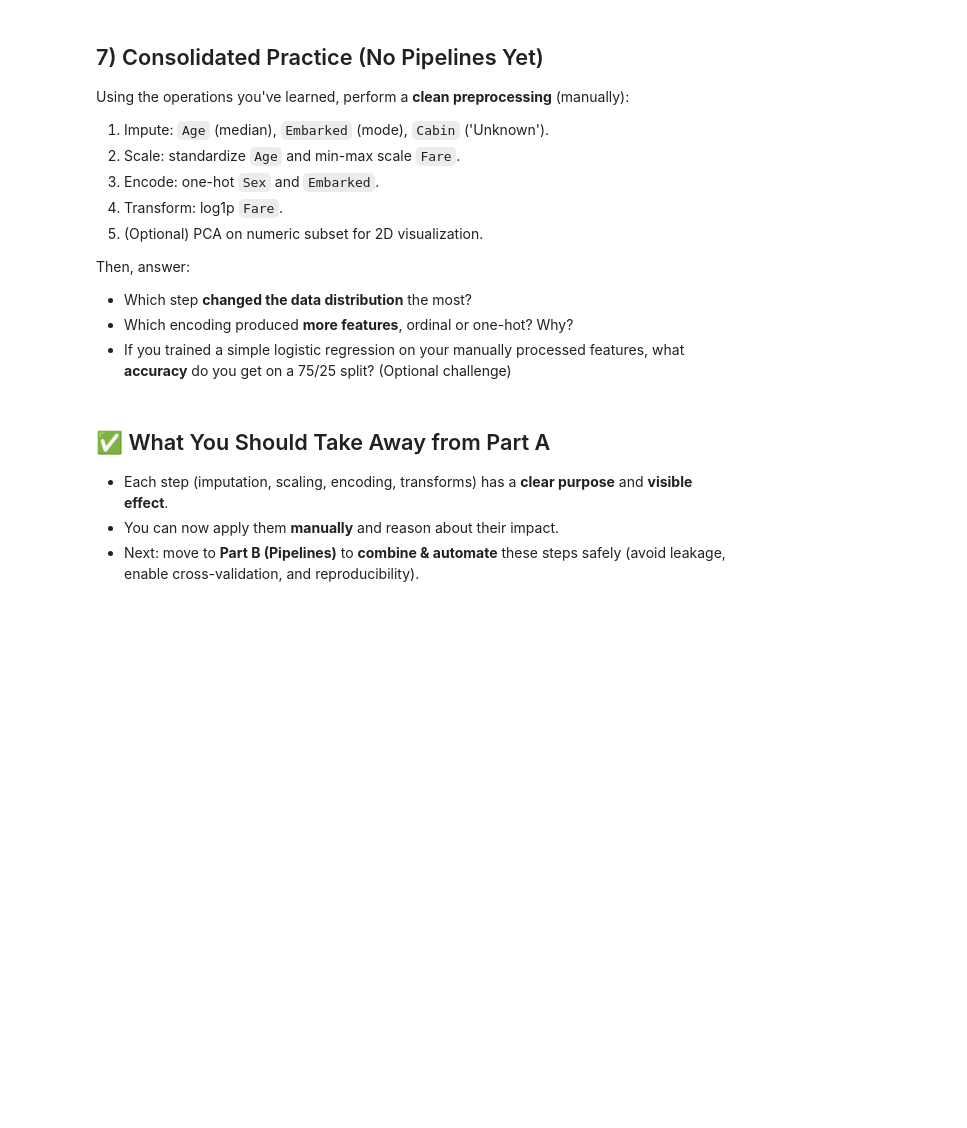
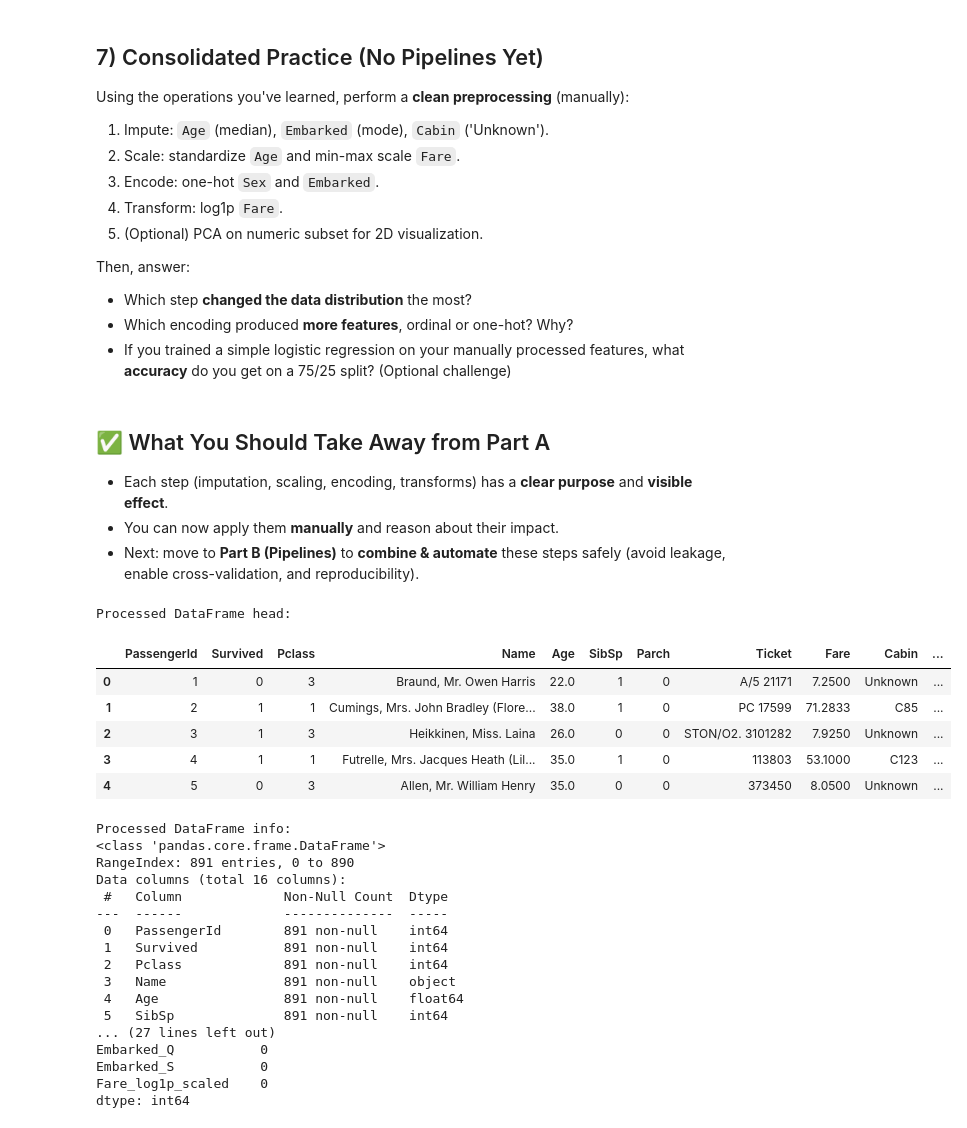
Before and after one commit to Vineelag2122/Machine-Learning, a Jupyter notebook: Feature_Engineering_PartA.ipynb, the cells around one changed output. Drawn from its saved outputs; the diff is of its cells as text; code cells hidden in the pictures; blank space fills up the shorter version.

```diff
--- a/Feature_Engineering_PartA.ipynb
+++ b/Feature_Engineering_PartA.ipynb
@@ -248,3 +544,70 @@ Then, answer:
 - Each step (imputation, scaling, encoding, transforms) has a **clear purpose** and **visible effect**.
 - You can now apply them **manually** and reason about their impact.
 - Next: move to **Part B (Pipelines)** to **combine & automate** these steps safely (avoid leakage, enable cross-validation, and reproducibility).
+# %%
+# Step 1: Implement Preprocessing Steps
+
+# Start with a fresh copy of the original DataFrame
+df_processed = df.copy()
+
+# 1) Impute: Age (median), Embarked (mode), Cabin ('Unknown').
+df_processed['Age'] = df_processed['Age'].fillna(df_processed['Age'].median())
+df_processed['Embarked'] = df_processed['Embarked'].fillna(df_processed['Embarked'].mode()[0])
+df_processed['Cabin'] = df_processed['Cabin'].fillna('Unknown') # Although not used in later steps, keeping for completeness
+
+# 2) Scale: standardize Age and min-max scale Fare.
+# Need to reshape for StandardScaler and MinMaxScaler
+age_scaled = StandardScaler().fit_transform(df_processed[['Age']])
+fare_scaled = MinMaxScaler().fit_transform(df_processed[['Fare']])
+
+# Replace original columns with scaled versions (or add new ones if preferred)
+df_processed['Age_scaled'] = age_scaled
+df_processed['Fare_scaled'] = fare_scaled
+
+# 3) Encode: one-hot Sex and Embarked.
+ohe_sex = pd.get_dummies(df_processed['Sex'], prefix='Sex', drop_first=True) # drop_first to avoid multicollinearity
+ohe_embarked = pd.get_dummies(df_processed['Embarked'], prefix='Embarked', drop_first=True) # drop_first here too
+
+# Concatenate the one-hot encoded columns to the processed DataFrame
+df_processed = pd.concat([df_processed, ohe_sex, ohe_embarked], axis=1)
+
+# Drop the original Sex and Embarked columns as they are now encoded
+df_processed = df_processed.drop(['Sex', 'Embarked'], axis=1)
+
+# 4) Transform: log1p Fare.
+df_processed['Fare_log1p_scaled'] = np.log1p(df_processed['Fare_scaled'])
+
+
+print("Processed DataFrame head:")
+display(df_processed.head())
+
+print("\nProcessed DataFrame info:")
+df_processed.info()
+
+print("\nProcessed DataFrame missing values:")
+print(df_processed.isna().sum().sort_values(ascending=False))
+# %% [output]
+Processed DataFrame head:
+|  | PassengerId | Survived | Pclass | Name | Age | SibSp | Parch | Ticket | Fare | Cabin | ... |
+| 0 | 1 | 0 | 3 | Braund, Mr. Owen Harris | 22.0 | 1 | 0 | A/5 21171 | 7.2500 | Unknown | ... |
+| 1 | 2 | 1 | 1 | Cumings, Mrs. John Bradley (Flore... | 38.0 | 1 | 0 | PC 17599 | 71.2833 | C85 | ... |
+| 2 | 3 | 1 | 3 | Heikkinen, Miss. Laina | 26.0 | 0 | 0 | STON/O2. 3101282 | 7.9250 | Unknown | ... |
+| 3 | 4 | 1 | 1 | Futrelle, Mrs. Jacques Heath (Lil... | 35.0 | 1 | 0 | 113803 | 53.1000 | C123 | ... |
+| 4 | 5 | 0 | 3 | Allen, Mr. William Henry | 35.0 | 0 | 0 | 373450 | 8.0500 | Unknown | ... |
+Processed DataFrame info:
+<class 'pandas.core.frame.DataFrame'>
+RangeIndex: 891 entries, 0 to 890
+Data columns (total 16 columns):
+ #   Column             Non-Null Count  Dtype
+---  ------             --------------  -----
+ 0   PassengerId        891 non-null    int64
+ 1   Survived           891 non-null    int64
+ 2   Pclass             891 non-null    int64
+ 3   Name               891 non-null    object
+ 4   Age                891 non-null    float64
+ 5   SibSp              891 non-null    int64
+... (27 lines left out)
+Embarked_Q           0
+Embarked_S           0
+Fare_log1p_scaled    0
+dtype: int64
```
Also changed, not shown: parts of 24 cells of this notebook.
